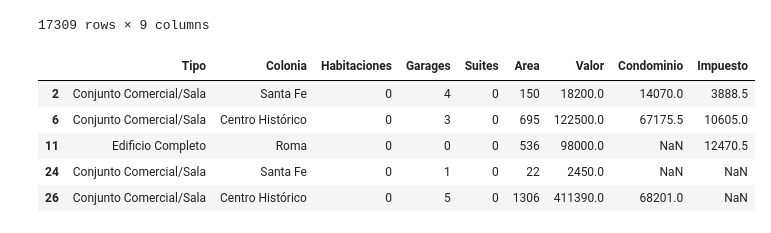
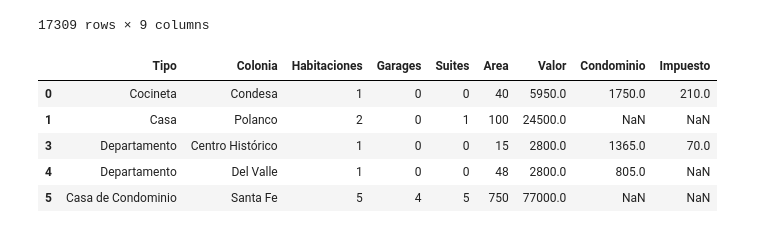
Before and after one commit to Zuzed22/Pandas-conociendo-la-biblioteca, a Jupyter notebook: inmuebles_cdmx.ipynb, the cells around one changed output. Drawn from its saved outputs; the diff is of its cells as text; code cells hidden in the pictures.

```diff
--- a/inmuebles_cdmx.ipynb
+++ b/inmuebles_cdmx.ipynb
@@ -311,15 +311,15 @@ datos.query('@inmuebles_comerciales not in Tipo')
 | 25119 | Departamento | Lomas de Chapultepec | 2 | 0 | 0 | 70 | 10500.0 | 2660.0 | NaN |
 17309 rows × 9 columns
 # %%
-df = datos.query('@inmuebles_comerciales in Tipo')
+df = datos.query('@inmuebles_comerciales not in Tipo')
 df.head()
 # %% [output]
 |  | Tipo | Colonia | Habitaciones | Garages | Suites | Area | Valor | Condominio | Impuesto |
-| 2 | Conjunto Comercial/Sala | Santa Fe | 0 | 4 | 0 | 150 | 18200.0 | 14070.0 | 3888.5 |
-| 6 | Conjunto Comercial/Sala | Centro Histórico | 0 | 3 | 0 | 695 | 122500.0 | 67175.5 | 10605.0 |
-| 11 | Edificio Completo | Roma | 0 | 0 | 0 | 536 | 98000.0 | NaN | 12470.5 |
-| 24 | Conjunto Comercial/Sala | Santa Fe | 0 | 1 | 0 | 22 | 2450.0 | NaN | NaN |
-| 26 | Conjunto Comercial/Sala | Centro Histórico | 0 | 5 | 0 | 1306 | 411390.0 | 68201.0 | NaN |
+| 0 | Cocineta | Condesa | 1 | 0 | 0 | 40 | 5950.0 | 1750.0 | 210.0 |
+| 1 | Casa | Polanco | 2 | 0 | 1 | 100 | 24500.0 | NaN | NaN |
+| 3 | Departamento | Centro Histórico | 1 | 0 | 0 | 15 | 2800.0 | 1365.0 | 70.0 |
+| 4 | Departamento | Del Valle | 1 | 0 | 0 | 48 | 2800.0 | 805.0 | NaN |
+| 5 | Casa de Condominio | Santa Fe | 5 | 4 | 5 | 750 | 77000.0 | NaN | NaN |
 # %%
 df_tipo_precio = df.groupby('Tipo')[['Valor']].mean().sort_values('Valor')
 df_tipo_precio.plot(kind='barh',figsize=(12,8),color='purple')
```
Also changed, not shown: parts of 8 cells of this notebook.
